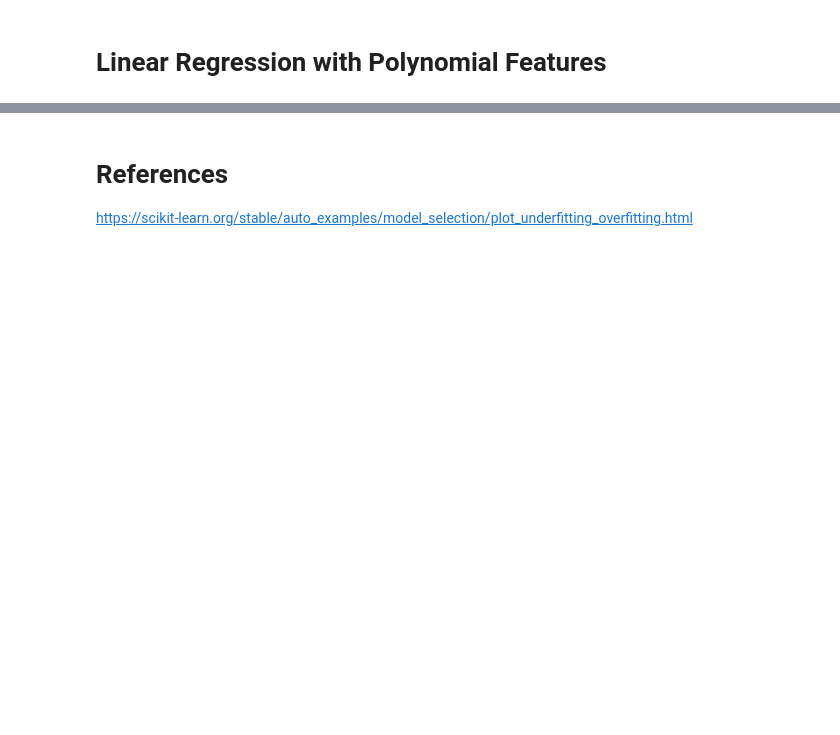
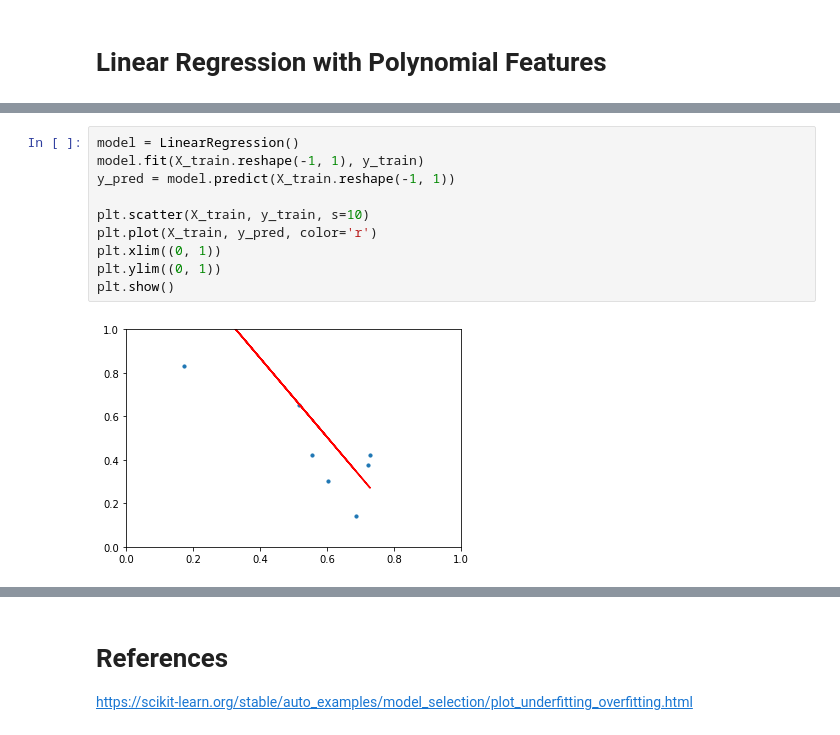
Before and after one commit to jay-thakur/Concept_of_Overfitting, a Jupyter notebook: Concept_of_Overfitting.ipynb, the cells around one changed output, grey strips where cells are left out. Cells and saved outputs as stored; diff of their text form; blank space fills up the shorter version.

```diff
--- a/Concept_of_Overfitting.ipynb
+++ b/Concept_of_Overfitting.ipynb
@@ -104,0 +117,12 @@ Automatically created module for IPython interactive environment
+# %%
+model = LinearRegression()
+model.fit(X_train.reshape(-1, 1), y_train)
+y_pred = model.predict(X_train.reshape(-1, 1))
+
+plt.scatter(X_train, y_train, s=10)
+plt.plot(X_train, y_pred, color='r')
+plt.xlim((0, 1))
+plt.ylim((0, 1))
+plt.show()
+# %% [output]
+[figure, added]
```
Also changed, not shown: parts of 25 cells of this notebook.
